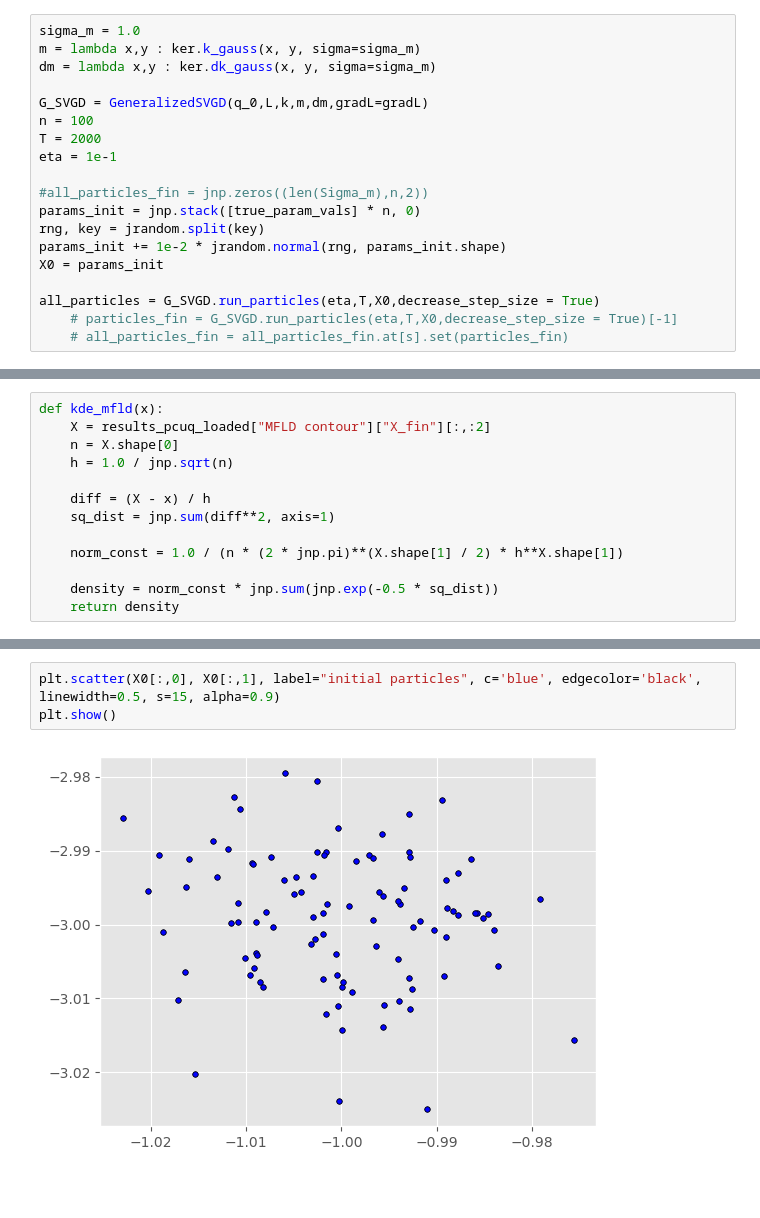
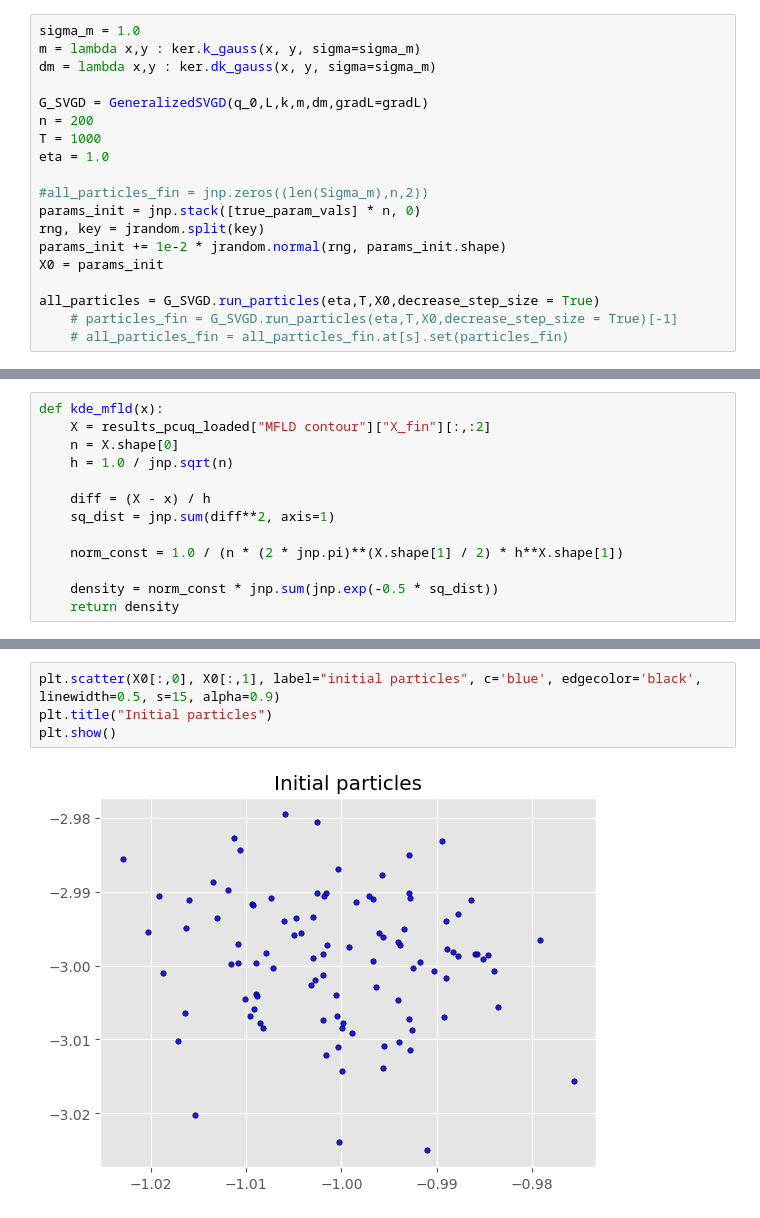
Before and after one commit to congyewang/kgd-code, a Jupyter notebook: pcuq_lotka_volterra.ipynb, the cells around one changed output, grey strips where cells are left out. Drawn from its saved outputs; the diff is of its cells as text; blank space fills up the shorter version.

```diff
--- a/pcuq_lotka_volterra.ipynb
+++ b/pcuq_lotka_volterra.ipynb
@@ -290,9 +288,9 @@ m = lambda x,y : ker.k_gauss(x, y, sigma=sigma_m)
 dm = lambda x,y : ker.dk_gauss(x, y, sigma=sigma_m)
 
 G_SVGD = GeneralizedSVGD(q_0,L,k,m,dm,gradL=gradL)
-n = 100
-T = 2000
-eta = 1e-1
+n = 200
+T = 1000
+eta = 1.0
 
 #all_particles_fin = jnp.zeros((len(Sigma_m),n,2))
 params_init = jnp.stack([true_param_vals] * n, 0)
@@ -418,5 +416,6 @@ plt.show()
 # %%
 plt.scatter(X0[:,0], X0[:,1], label="initial particles", c='blue', edgecolor='black', linewidth=0.5, s=15, alpha=0.9)
+plt.title("Initial particles")
 plt.show()
 # %% [output]
-[figure, old version]
+[figure, new version]
```
Also changed, not shown: parts of 9 cells of this notebook, 4 other files.
